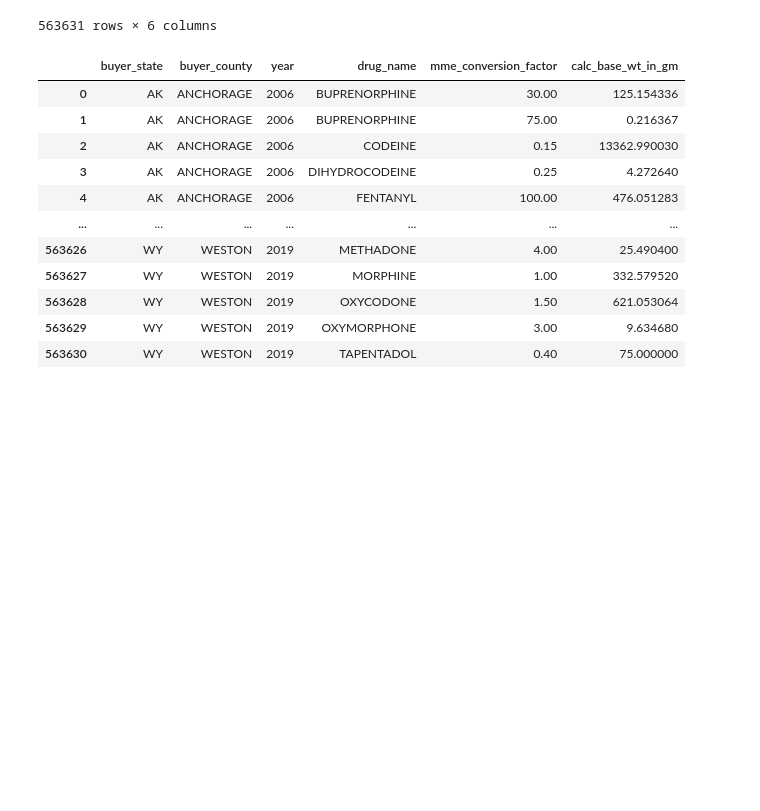
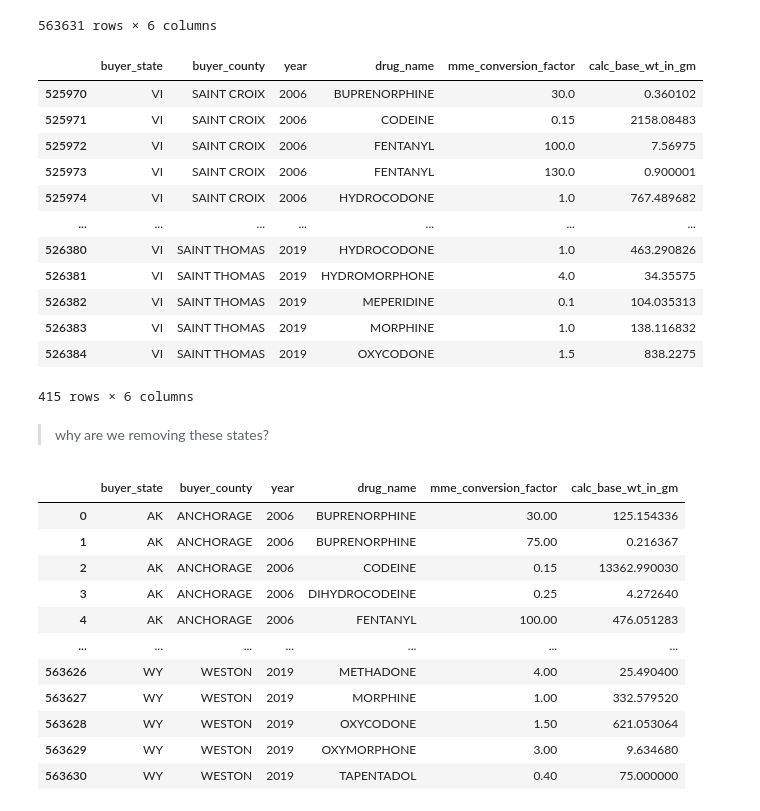
Before and after one commit to rakiranelson/IDS590-Opioids-Final-Project, a Jupyter notebook: opioid_project.ipynb, the cells around one changed output. Drawn from its saved outputs; the diff is of its cells as text; code cells hidden in the pictures; blank space fills up the shorter version.

```diff
--- a/opioid_project.ipynb
+++ b/opioid_project.ipynb
@@ -27,6 +28,28 @@ prescriptions
 | 563629 | WY | WESTON | 2019 | OXYMORPHONE | 3.0 | 9.63468 |
 | 563630 | WY | WESTON | 2019 | TAPENTADOL | 0.4 | 75.0 |
 563631 rows × 6 columns
+# %%
+## temporary exploration [Ra'Kira]
+prescriptions["mme_conversion_factor"].dtype
+prescriptions["calc_base_wt_in_gm"].dtype
+
+prescriptions["buyer_state"].sample(20)
+
+prescriptions[prescriptions["buyer_state"] == "VI"]
+# %% [output]
+|  | buyer_state | buyer_county | year | drug_name | mme_conversion_factor | calc_base_wt_in_gm |
+| 525970 | VI | SAINT CROIX | 2006 | BUPRENORPHINE | 30.0 | 0.360102 |
+| 525971 | VI | SAINT CROIX | 2006 | CODEINE | 0.15 | 2158.08483 |
+| 525972 | VI | SAINT CROIX | 2006 | FENTANYL | 100.0 | 7.56975 |
+| 525973 | VI | SAINT CROIX | 2006 | FENTANYL | 130.0 | 0.900001 |
+| 525974 | VI | SAINT CROIX | 2006 | HYDROCODONE | 1.0 | 767.489682 |
+| ... | ... | ... | ... | ... | ... | ... |
+| 526380 | VI | SAINT THOMAS | 2019 | HYDROCODONE | 1.0 | 463.290826 |
+| 526381 | VI | SAINT THOMAS | 2019 | HYDROMORPHONE | 4.0 | 34.35575 |
+| 526382 | VI | SAINT THOMAS | 2019 | MEPERIDINE | 0.1 | 104.035313 |
+| 526383 | VI | SAINT THOMAS | 2019 | MORPHINE | 1.0 | 138.116832 |
+| 526384 | VI | SAINT THOMAS | 2019 | OXYCODONE | 1.5 | 838.2275 |
+415 rows × 6 columns
 # %%
 prescriptions["mme_conversion_factor"] = (
     prescriptions["mme_conversion_factor"].to_numpy().astype("float64")
@@ -40,6 +63,8 @@ prescriptions["buyer_state"] = prescriptions["buyer_state"].str.upper().str.stri
 prescriptions = prescriptions[
     ~prescriptions["buyer_state"].isin(["PR", "VI", "GU", "MP", "AS", "PW"])
 ]
+# %% [markdown]
+> why are we removing these states?
 # %%
 prescriptions
 # %% [output]
```
Also changed, not shown: parts of 17 cells of this notebook, 1 other file.
